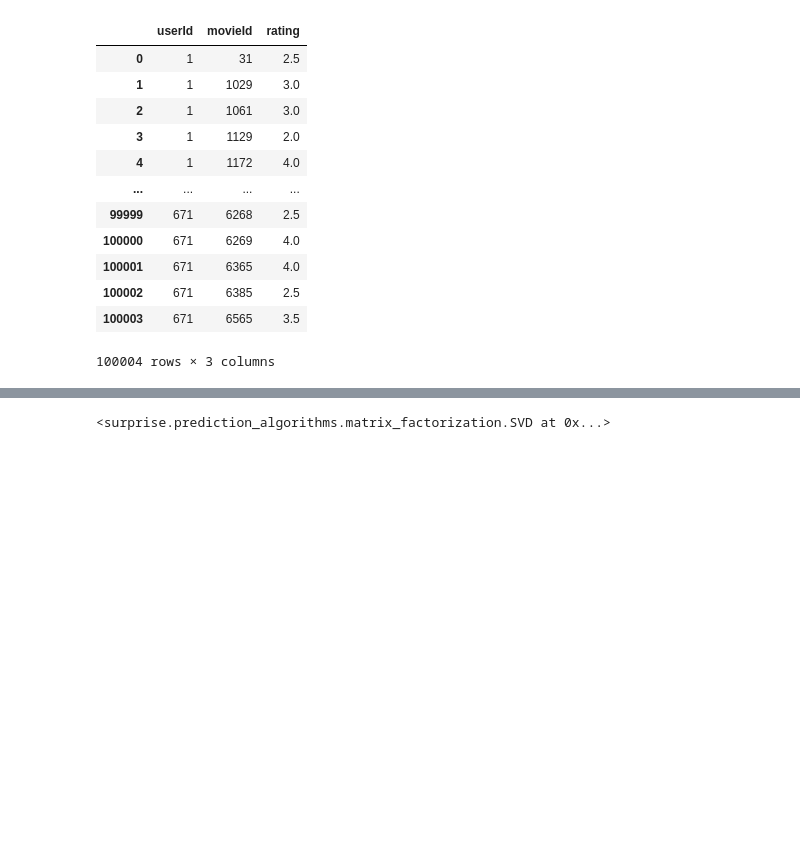
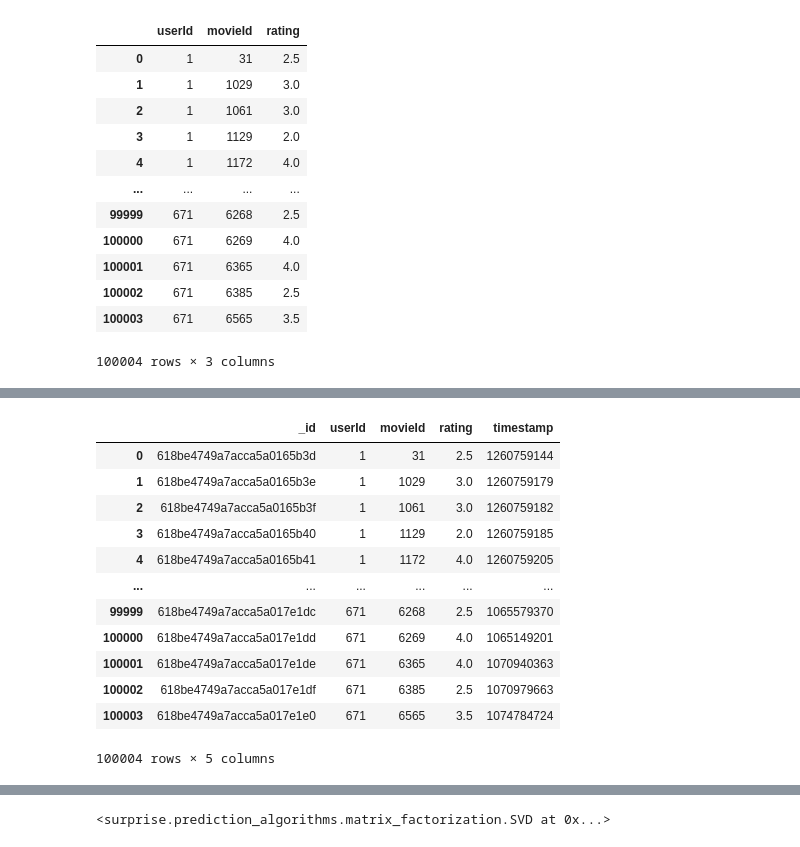
Before and after one commit to marreche/deep_film, a Jupyter notebook: model/svd.ipynb, the cells around one changed output, grey strips where cells are left out. Drawn from its saved outputs; the diff is of its cells as text; code cells hidden in the pictures; blank space fills up the shorter version.

```diff
--- a/model/svd.ipynb
+++ b/model/svd.ipynb
@@ -320,0 +331,8 @@ ratings
+# %%
+load_dotenv()
+username = os.getenv("USER")
+password = os.getenv("PASS")
+url = f"mongodb+srv://{username}:{password}@datacluster.2umgq.mongodb.net/myFirstDatabase?retryWrites=true&w=majority"
+client = MongoClient(url)
+db = client["movies"]
+ratings = db.ratings_small
@@ -320,0 +381,17 @@ ratings
+# %%
+df = pd.DataFrame(list(ratings.find()))
+df
+# %% [output]
+|  | _id | userId | movieId | rating | timestamp |
+| 0 | 618be4749a7acca5a0165b3d | 1 | 31 | 2.5 | 1260759144 |
+| 1 | 618be4749a7acca5a0165b3e | 1 | 1029 | 3.0 | 1260759179 |
+| 2 | 618be4749a7acca5a0165b3f | 1 | 1061 | 3.0 | 1260759182 |
+| 3 | 618be4749a7acca5a0165b40 | 1 | 1129 | 2.0 | 1260759185 |
+| 4 | 618be4749a7acca5a0165b41 | 1 | 1172 | 4.0 | 1260759205 |
+| ... | ... | ... | ... | ... | ... |
+| 99999 | 618be4749a7acca5a017e1dc | 671 | 6268 | 2.5 | 1065579370 |
+| 100000 | 618be4749a7acca5a017e1dd | 671 | 6269 | 4.0 | 1065149201 |
+| 100001 | 618be4749a7acca5a017e1de | 671 | 6365 | 4.0 | 1070940363 |
+| 100002 | 618be4749a7acca5a017e1df | 671 | 6385 | 2.5 | 1070979663 |
+| 100003 | 618be4749a7acca5a017e1e0 | 671 | 6565 | 3.5 | 1074784724 |
+100004 rows × 5 columns
```
Also changed, not shown: parts of 25 cells of this notebook, 5 other files.
